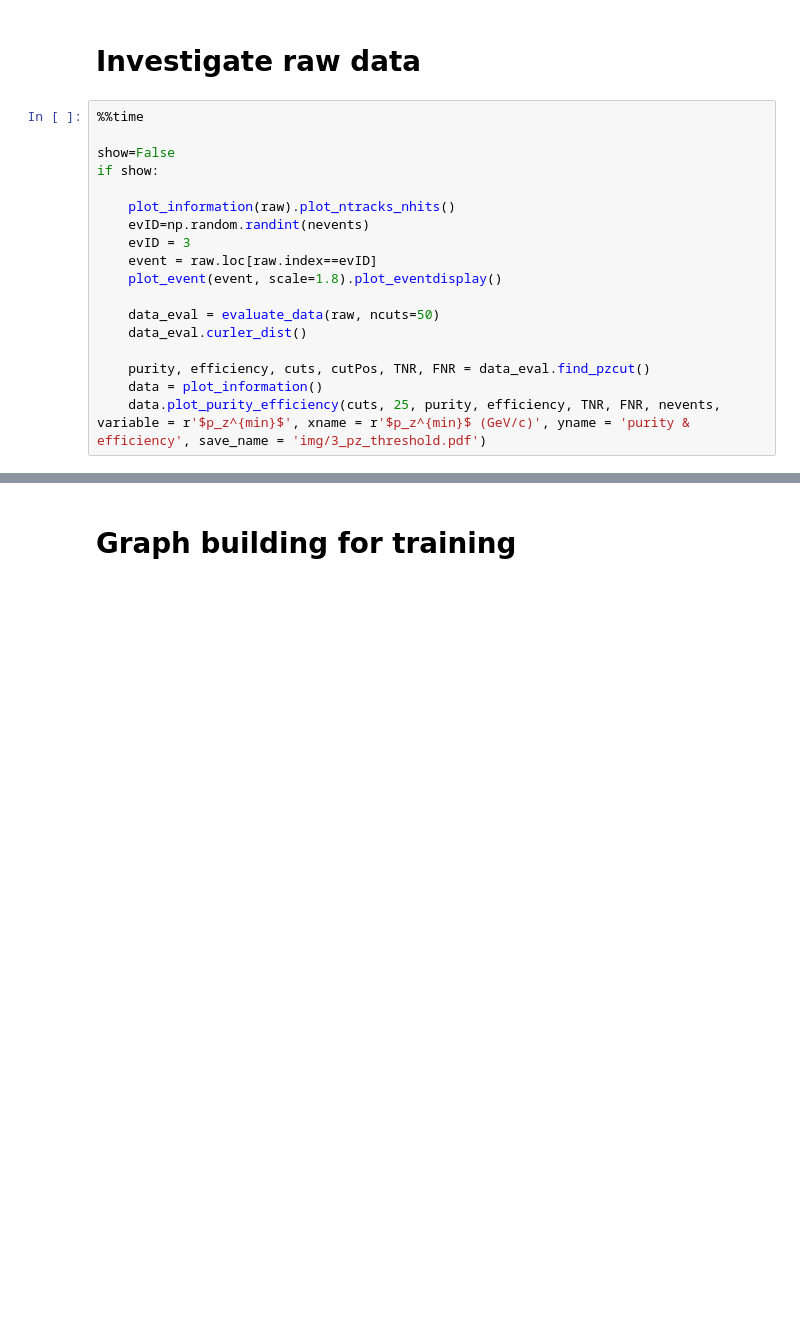
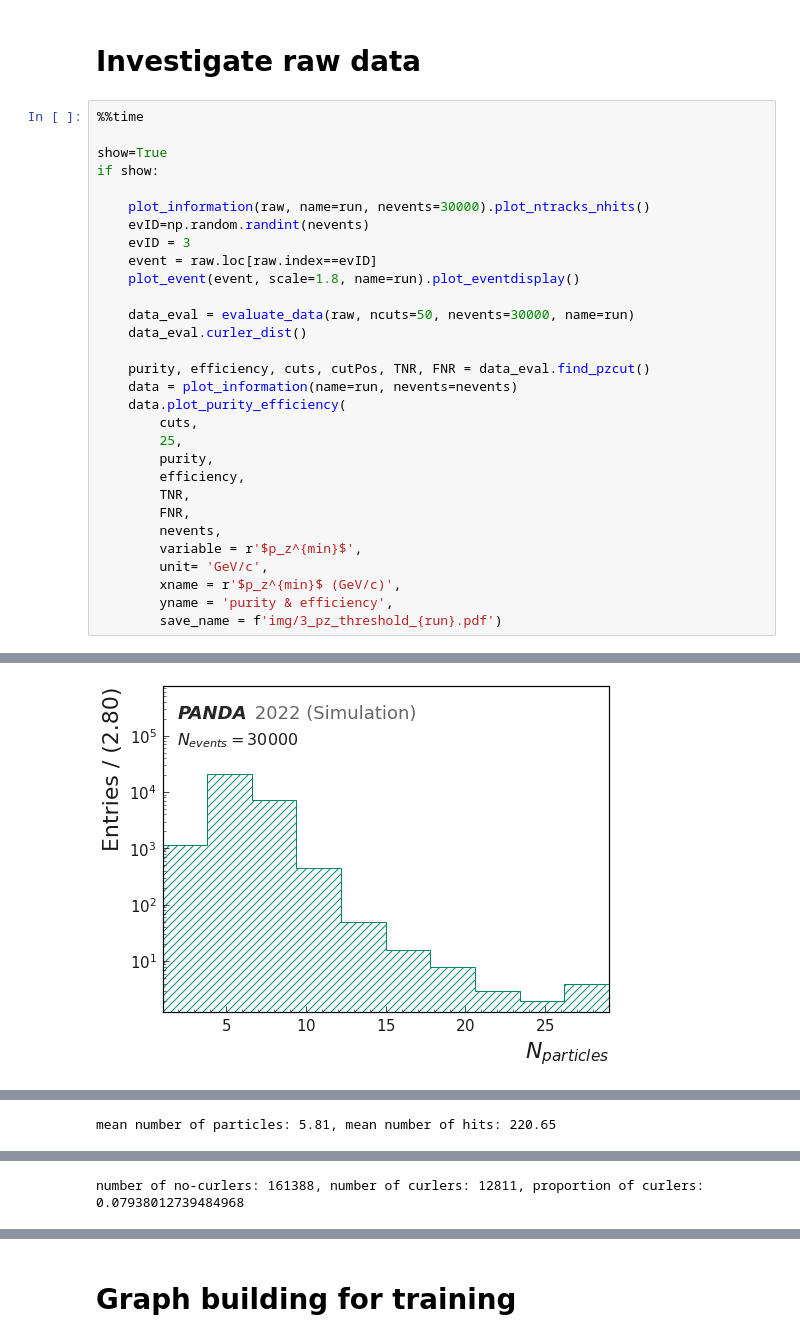
Before and after one commit to grheine/IN_hls4ml, a Jupyter notebook: IN_pipeline.ipynb, the cells around one changed output, grey strips where cells are left out. Cells and saved outputs as stored; diff of their text form; blank space fills up the shorter version.

```diff
--- a/IN_pipeline.ipynb
+++ b/IN_pipeline.ipynb
@@ -51,19 +53,31 @@ edge_dim = 2
 # %%
 %%time
 
-show=False
+show=True
 if show:
 
-    plot_information(raw).plot_ntracks_nhits()
+    plot_information(raw, name=run, nevents=30000).plot_ntracks_nhits()
     evID=np.random.randint(nevents)
     evID = 3
     event = raw.loc[raw.index==evID]
-    plot_event(event, scale=1.8).plot_eventdisplay()
+    plot_event(event, scale=1.8, name=run).plot_eventdisplay()
 
-    data_eval = evaluate_data(raw, ncuts=50)
+    data_eval = evaluate_data(raw, ncuts=50, nevents=30000, name=run)
     data_eval.curler_dist()
 
     purity, efficiency, cuts, cutPos, TNR, FNR = data_eval.find_pzcut()
-    data = plot_information()
-    data.plot_purity_efficiency(cuts, 25, purity, efficiency, TNR, FNR, nevents, variable = r'$p_z^{min}$', xname = r'$p_z^{min}$ (GeV/c)', yname = 'purity & efficiency', save_name = 'img/3_pz_threshold.pdf')
+    data = plot_information(name=run, nevents=nevents)
+    data.plot_purity_efficiency(
+        cuts,
+        25,
+        purity,
+        efficiency,
+        TNR,
+        FNR,
+        nevents,
+        variable = r'$p_z^{min}$',
+        unit= 'GeV/c',
+        xname = r'$p_z^{min}$ (GeV/c)',
+        yname = 'purity & efficiency',
+        save_name = f'img/3_pz_threshold_{run}.pdf')
 # %% [output]
@@ -71,0 +85 @@ Wall time: 7.87 µs
+[figure, added]
@@ -71,0 +87 @@ Wall time: 7.87 µs
+mean number of particles: 5.81, mean number of hits: 220.65
@@ -71,0 +89 @@ Wall time: 7.87 µs
+number of no-curlers: 161388, number of curlers: 12811, proportion of curlers: 0.07938012739484968
```
Also changed, not shown: parts of 16 cells of this notebook, 6 other files.
